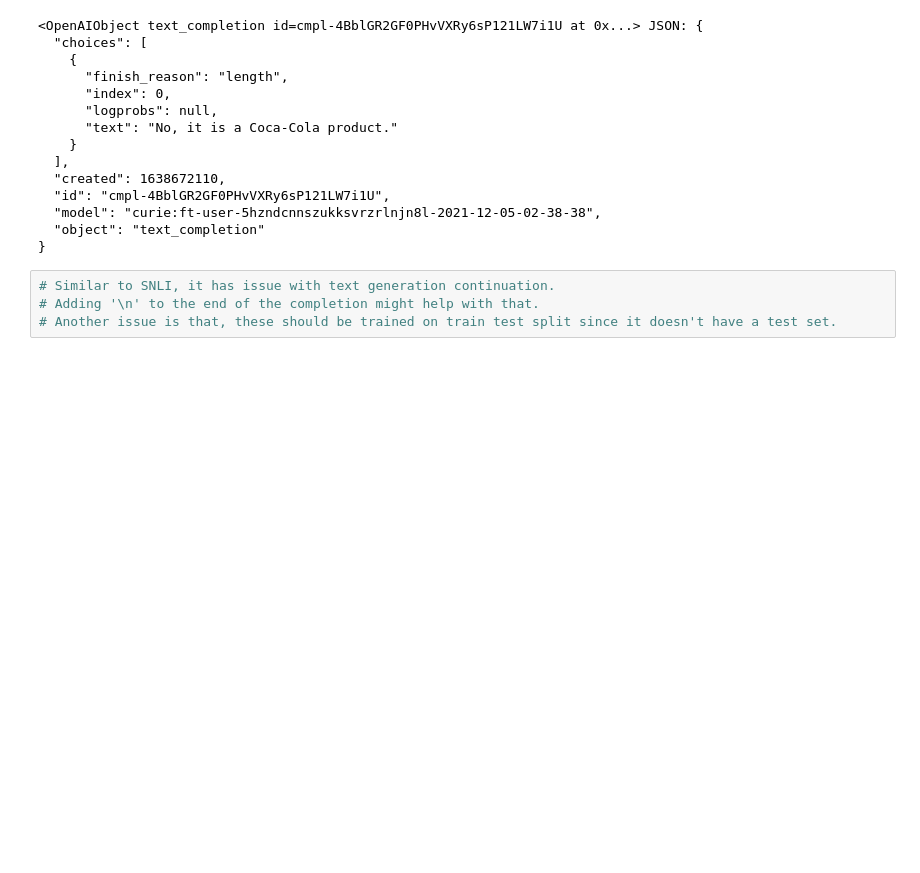
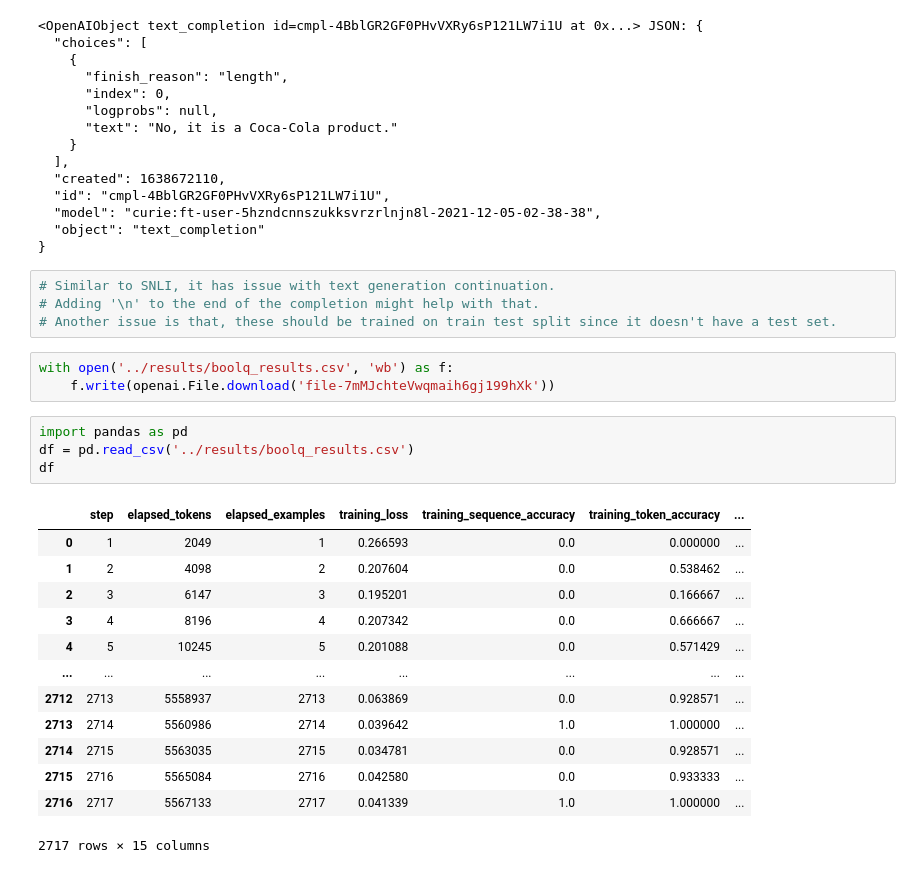
Before and after one commit to mingiryu/fp-dataset-artifacts, a Jupyter notebook: notebooks/fine tuning - boolq.ipynb, the cells around one changed output. Drawn from its saved outputs; the diff is of its cells as text; blank space fills up the shorter version.

```diff
--- a/notebooks/fine tuning - boolq.ipynb
+++ b/notebooks/fine tuning - boolq.ipynb
@@ -254,3 +254,24 @@ openai.Completion.create(
 # Similar to SNLI, it has issue with text generation continuation.
 # Adding '\n' to the end of the completion might help with that.
 # Another issue is that, these should be trained on train test split since it doesn't have a test set.
+# %%
+with open('../results/boolq_results.csv', 'wb') as f:
+    f.write(openai.File.download('file-7mMJchteVwqmaih6gj199hXk'))
+# %%
+import pandas as pd
+df = pd.read_csv('../results/boolq_results.csv')
+df
+# %% [output]
+|  | step | elapsed_tokens | elapsed_examples | training_loss | training_sequence_accuracy | training_token_accuracy | ... |
+| 0 | 1 | 2049 | 1 | 0.266593 | 0.0 | 0.000000 | ... |
+| 1 | 2 | 4098 | 2 | 0.207604 | 0.0 | 0.538462 | ... |
+| 2 | 3 | 6147 | 3 | 0.195201 | 0.0 | 0.166667 | ... |
+| 3 | 4 | 8196 | 4 | 0.207342 | 0.0 | 0.666667 | ... |
+| 4 | 5 | 10245 | 5 | 0.201088 | 0.0 | 0.571429 | ... |
+| ... | ... | ... | ... | ... | ... | ... | ... |
+| 2712 | 2713 | 5558937 | 2713 | 0.063869 | 0.0 | 0.928571 | ... |
+| 2713 | 2714 | 5560986 | 2714 | 0.039642 | 1.0 | 1.000000 | ... |
+| 2714 | 2715 | 5563035 | 2715 | 0.034781 | 0.0 | 0.928571 | ... |
+| 2715 | 2716 | 5565084 | 2716 | 0.042580 | 0.0 | 0.933333 | ... |
+| 2716 | 2717 | 5567133 | 2717 | 0.041339 | 1.0 | 1.000000 | ... |
+2717 rows × 15 columns
```
Also changed, not shown: 5 other files.
